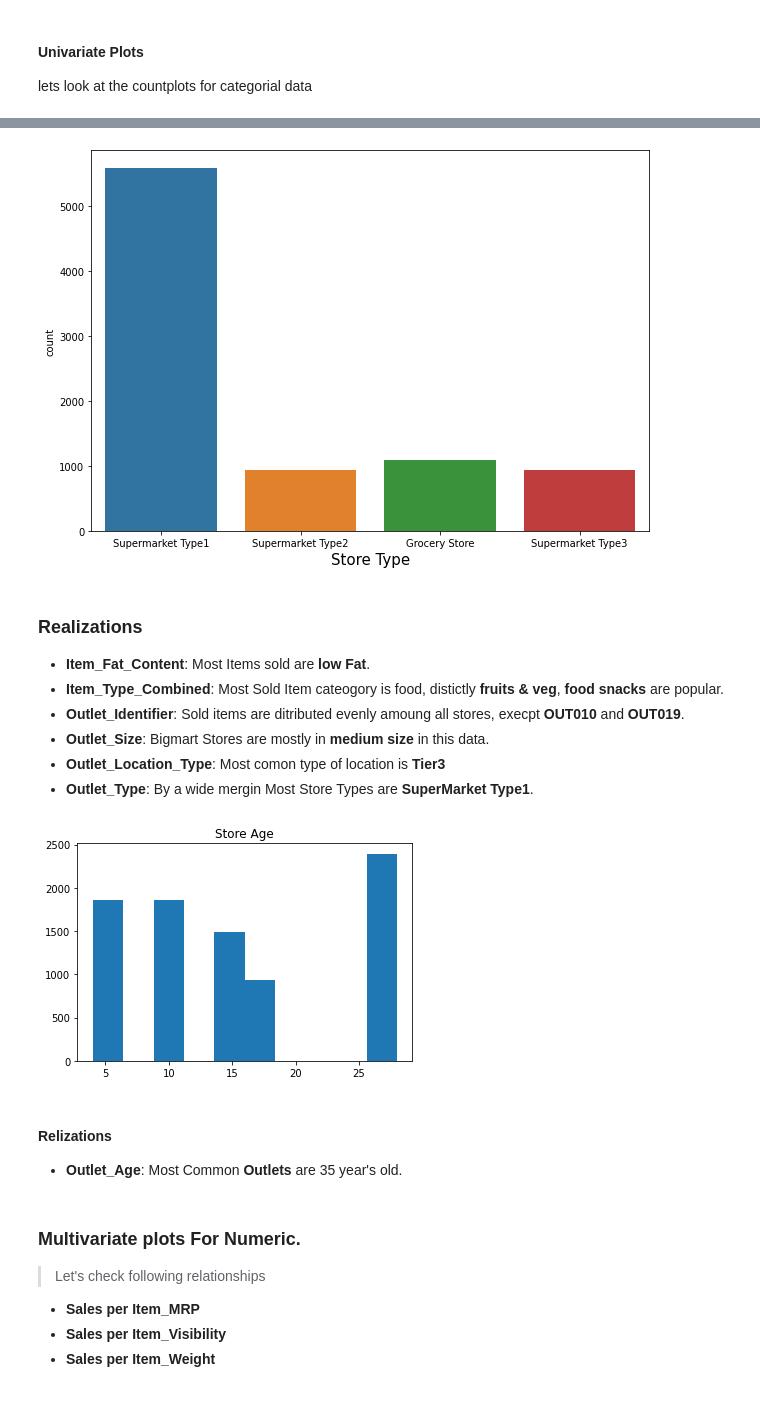
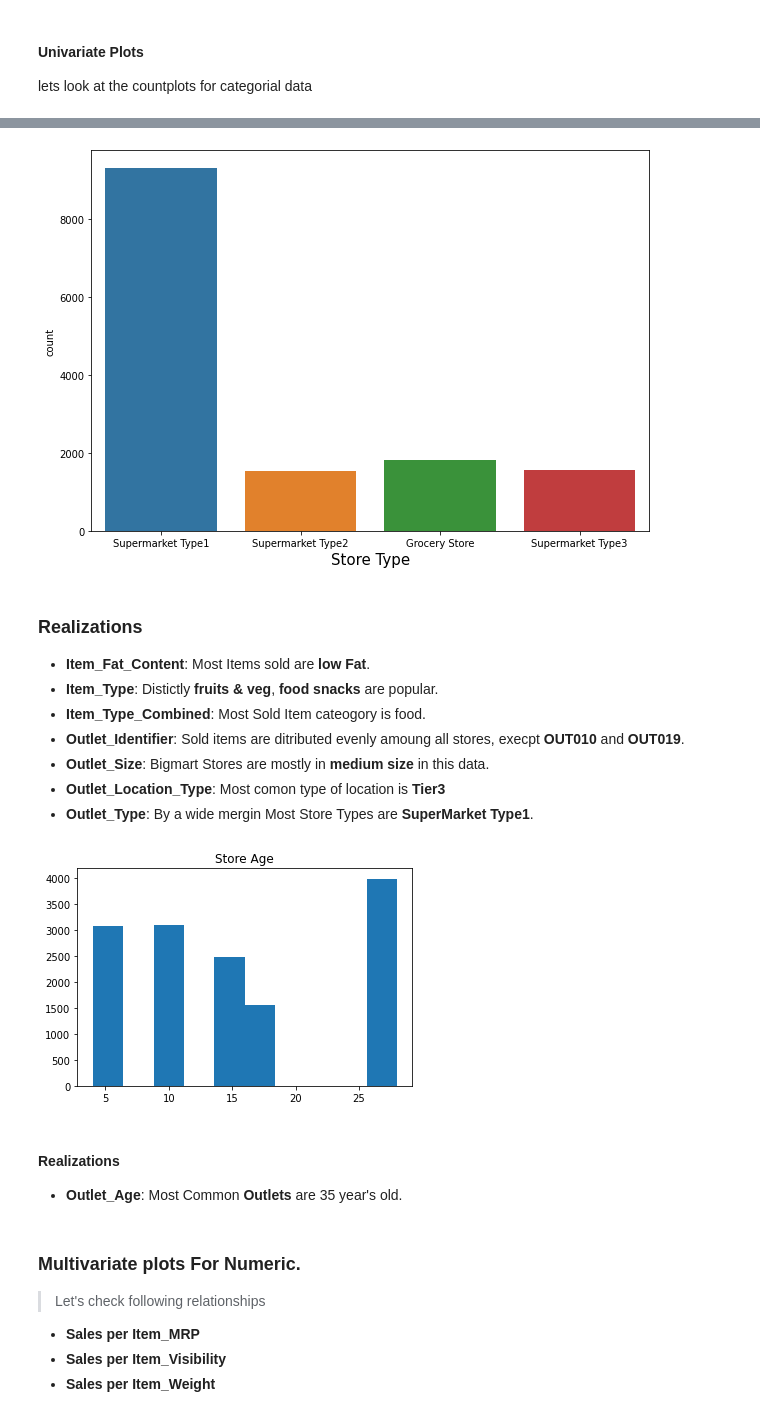
Before and after one commit to mebi-ali/BigMart-Sales-Predication, a Jupyter notebook: bigmart-sales-prediction-analysis.ipynb, the cells around one changed output, grey strips where cells are left out. Saved outputs shown, nothing was run; the diff lists cells and outputs as text; code cells hidden in the pictures.

```diff
--- a/bigmart-sales-prediction-analysis.ipynb
+++ b/bigmart-sales-prediction-analysis.ipynb
@@ -481,15 +442,16 @@ plt.show()
 # %%
 # CountPlot for Outlet_Type
 plt.figure(figsize=(10,7))
-sns.countplot(data=train_df, x='Outlet_Type')
+sns.countplot(data=data, x='Outlet_Type')
 plt.xlabel('Store Type', fontsize=15)
 plt.show()
 # %% [output]
-[figure, old version]
+[figure, new version]
 # %% [markdown]
 ### Realizations
 * **Item_Fat_Content**: Most Items sold are **low Fat**.
-* **Item_Type_Combined**: Most Sold Item cateogory is food, distictly **fruits & veg**, **food snacks** are popular.
+* **Item_Type**: Distictly **fruits & veg**, **food snacks** are popular.
+* **Item_Type_Combined**: Most Sold Item cateogory is food.
 * **Outlet_Identifier**: Sold items are ditributed evenly amoung all stores, execpt **OUT010** and **OUT019**.
 * **Outlet_Size**: Bigmart Stores are mostly in **medium size** in this data.
 * **Outlet_Location_Type**: Most comon type of location is **Tier3**
@@ -497,14 +459,14 @@ plt.show()
 # %%
 # For Numerical Data
 
 # HistPlot for Outlet_Age
-plt.hist(x=train_df['Oultet_Age'], )
+plt.hist(x=data['Oultet_Age'], )
 plt.title('Store Age')
 plt.show()
 # %% [output]
-[figure, old version]
+[figure, new version]
 # %% [markdown]
-#### Relizations
+#### Realizations
 * **Outlet_Age**: Most Common **Outlets** are 35 year's old.
 # %% [markdown]
 ### Multivariate plots For Numeric.
```
Also changed, not shown: parts of 30 cells of this notebook.
